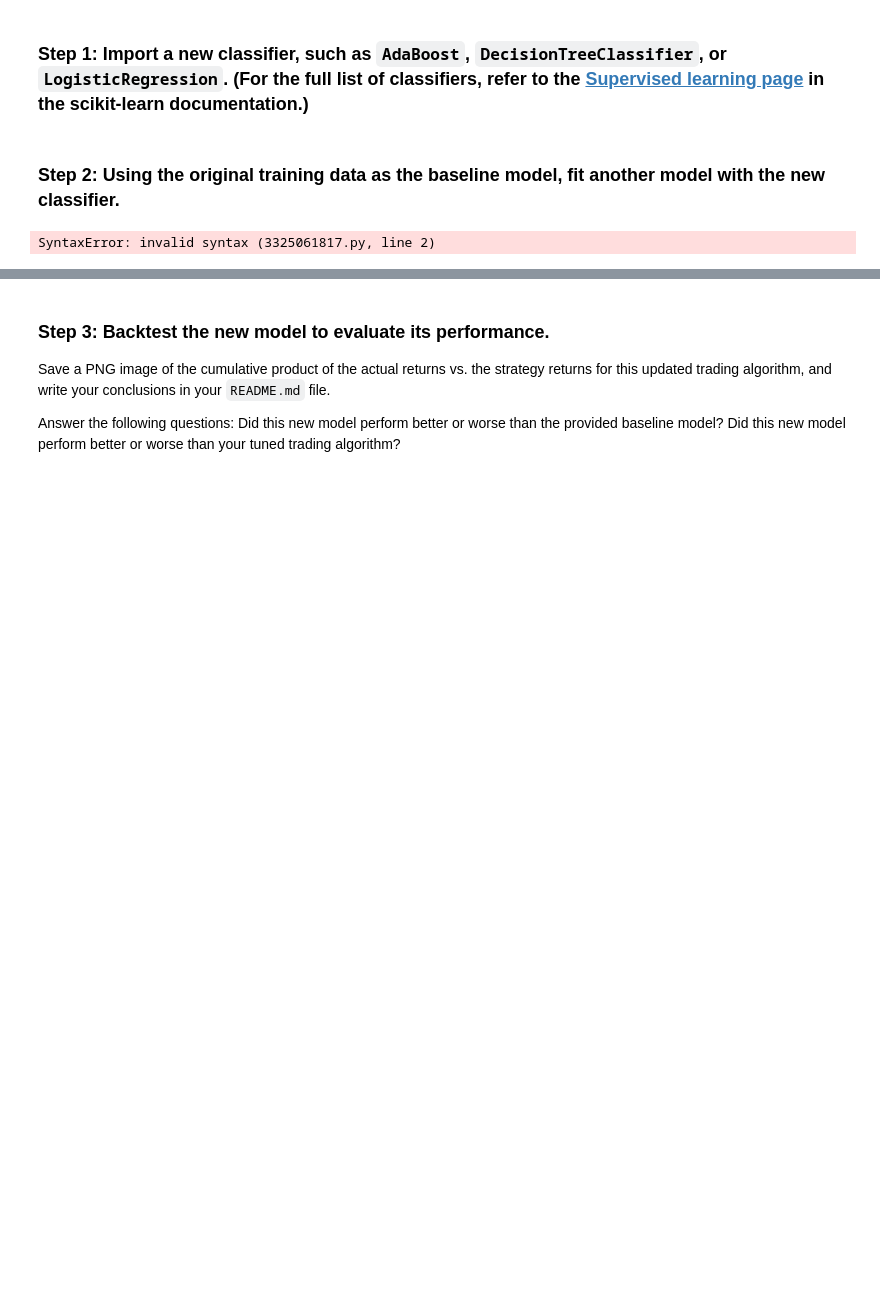
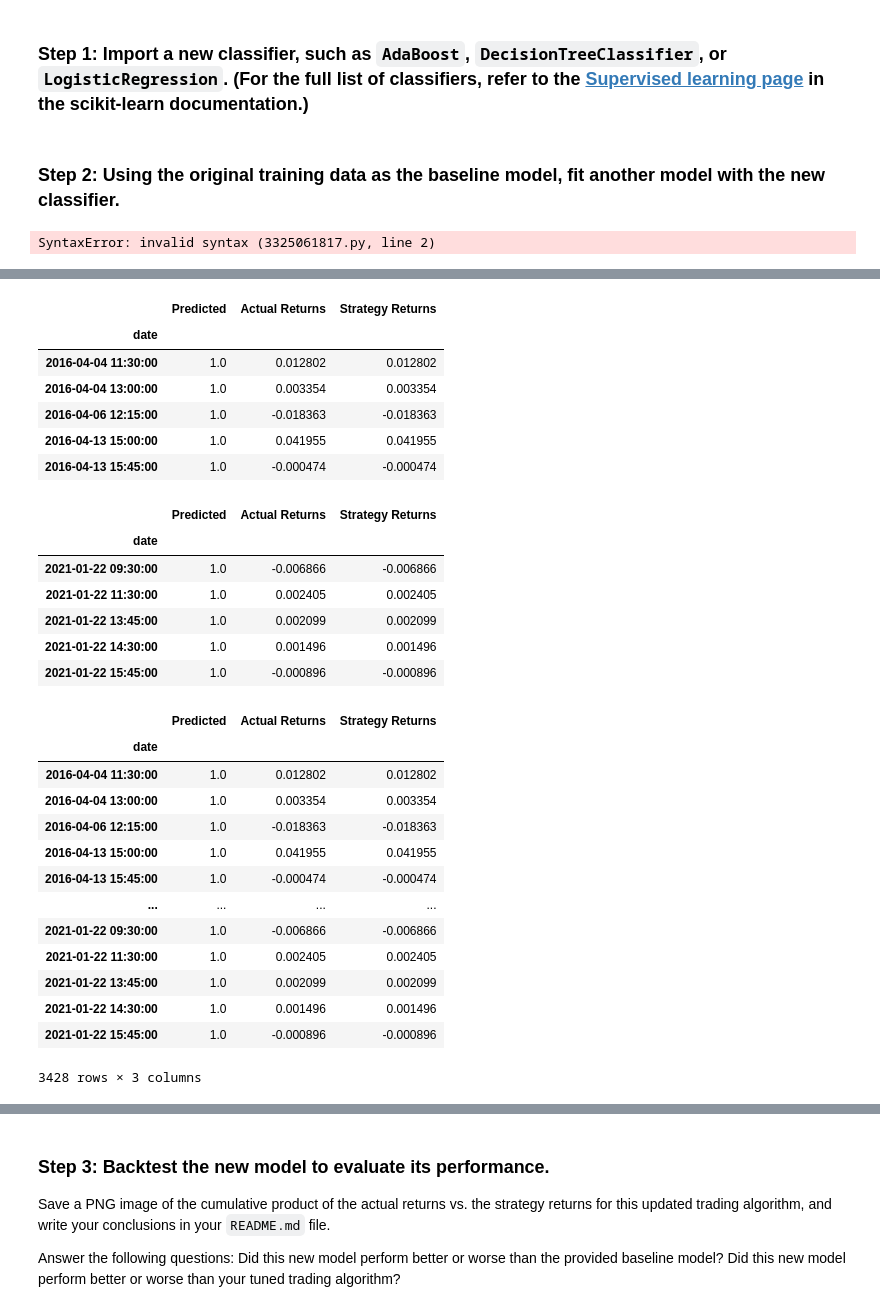
Before and after one commit to MontgomeryG/python-homework, a Jupyter notebook: Module 14 Challenge/machine_learning_trading_bot.ipynb, the cells around one changed output, grey strips where cells are left out. Cells and saved outputs as stored; diff of their text form; code cells hidden in the pictures; blank space fills up the shorter version.

```diff
--- a/Module 14 Challenge/machine_learning_trading_bot.ipynb
+++ b/Module 14 Challenge/machine_learning_trading_bot.ipynb
@@ -493,57 +496,36 @@ SyntaxError: invalid syntax (3325061817.py, line 2)
 # Select the start of the training period
 training_begin = X.index.min()
 
-# Display the training begin date
-print(training_begin)
-
-# Select the ending period for the training data with an offset of 3 months
-training_end = X.index.min() + DateOffset(months=3)
-
-# Display the training end date
-print(training_end)
+# Change the training period to a year
+training_end = X.index.min() + DateOffset(months=12)
 
 # Generate the X_train and y_train DataFrames
 X_train = X.loc[training_begin:training_end]
 y_train = y.loc[training_begin:training_end]
 
-# Review the X_train DataFrame
-X_train
-
 # Generate the X_test and y_test DataFrames
 X_test = X.loc[training_end+DateOffset(hours=1):]
 y_test = y.loc[training_end+DateOffset(hours=1):]
 
-# Review the X_test DataFrame
-X_test
-
 # Scale the features DataFrames
-
 # Create a StandardScaler instance
 scaler = StandardScaler()
-
 # Apply the scaler model to fit the X-train data
 X_scaler = scaler.fit(X_train)
-
 # Transform the X_train and X_test DataFrames using the X_scaler
 X_train_scaled = X_scaler.transform(X_train)
 X_test_scaled = X_scaler.transform(X_test)
 
+
 # From SVM, instantiate SVC classifier model instance
 svm_model = svm.SVC()
-
 # Fit the model to the data using the training data
 svm_model = svm_model.fit(X_train_scaled, y_train)
-
 # Use the testing data to make the model predictions
 svm_training_signal = svm_model.predict(X_train_scaled)
 
-
-# Review the model's predicted values
-svm_training_signal[:10]
-
 # Use a classification report to evaluate the model using the predictions and testing data
 svm_training_report = classification_report(y_train, svm_training_signal)
-
 # Print the classification report
 print(svm_training_report)
 
@@ -558,24 +560,56 @@ print(testing_report)
 # %%
 # Create a predictions DataFrame
 predictions_df = pd.DataFrame(index=X_test.index)
 
 # # svm_pred_df = pd.DataFrame(svm_pred, columns=["Predicted"])
 
 # # # Add the SVM model predictions to the DataFrame
 predictions_df['Predicted'] = testing_signal_predictions
 
 # Add the actual returns to the DataFrame
 predictions_df['Actual Returns'] = signals_df["Actual Returns"]
 
 # Add the strategy returns to the DataFrame
-predictions_df['Strategy Returns'] = signals_df["Strategy Returns"]
+# predictions_df['Strategy Returns'] = signals_df["Strategy Returns"]
+predictions_df['Strategy Returns']=(
+    predictions_df['Actual Returns'] * testing_signal_predictions
+)
 
 
 # Review the DataFrame
 # display(svm_pred_df.head())
 display(predictions_df.head())
 display(predictions_df.tail())
 predictions_df
+# %% [output]
+|  | Predicted | Actual Returns | Strategy Returns |
+| date |  |  |  |
+| 2016-04-04 11:30:00 | 1.0 | 0.012802 | 0.012802 |
+| 2016-04-04 13:00:00 | 1.0 | 0.003354 | 0.003354 |
+| 2016-04-06 12:15:00 | 1.0 | -0.018363 | -0.018363 |
+| 2016-04-13 15:00:00 | 1.0 | 0.041955 | 0.041955 |
+| 2016-04-13 15:45:00 | 1.0 | -0.000474 | -0.000474 |
+|  | Predicted | Actual Returns | Strategy Returns |
+| date |  |  |  |
+| 2021-01-22 09:30:00 | 1.0 | -0.006866 | -0.006866 |
+| 2021-01-22 11:30:00 | 1.0 | 0.002405 | 0.002405 |
+| 2021-01-22 13:45:00 | 1.0 | 0.002099 | 0.002099 |
+| 2021-01-22 14:30:00 | 1.0 | 0.001496 | 0.001496 |
+| 2021-01-22 15:45:00 | 1.0 | -0.000896 | -0.000896 |
+|  | Predicted | Actual Returns | Strategy Returns |
+| date |  |  |  |
+| 2016-04-04 11:30:00 | 1.0 | 0.012802 | 0.012802 |
+| 2016-04-04 13:00:00 | 1.0 | 0.003354 | 0.003354 |
+| 2016-04-06 12:15:00 | 1.0 | -0.018363 | -0.018363 |
+| 2016-04-13 15:00:00 | 1.0 | 0.041955 | 0.041955 |
+| 2016-04-13 15:45:00 | 1.0 | -0.000474 | -0.000474 |
+| ... | ... | ... | ... |
+| 2021-01-22 09:30:00 | 1.0 | -0.006866 | -0.006866 |
+| 2021-01-22 11:30:00 | 1.0 | 0.002405 | 0.002405 |
+| 2021-01-22 13:45:00 | 1.0 | 0.002099 | 0.002099 |
+| 2021-01-22 14:30:00 | 1.0 | 0.001496 | 0.001496 |
+| 2021-01-22 15:45:00 | 1.0 | -0.000896 | -0.000896 |
+3428 rows × 3 columns
 # %%
 # Plot the actual returns versus the strategy returns
 # Calculate and plot the cumulative returns for the `actual_returns` and the `trading_algorithm_returns`
```
Also changed, not shown: parts of 4 cells of this notebook.
